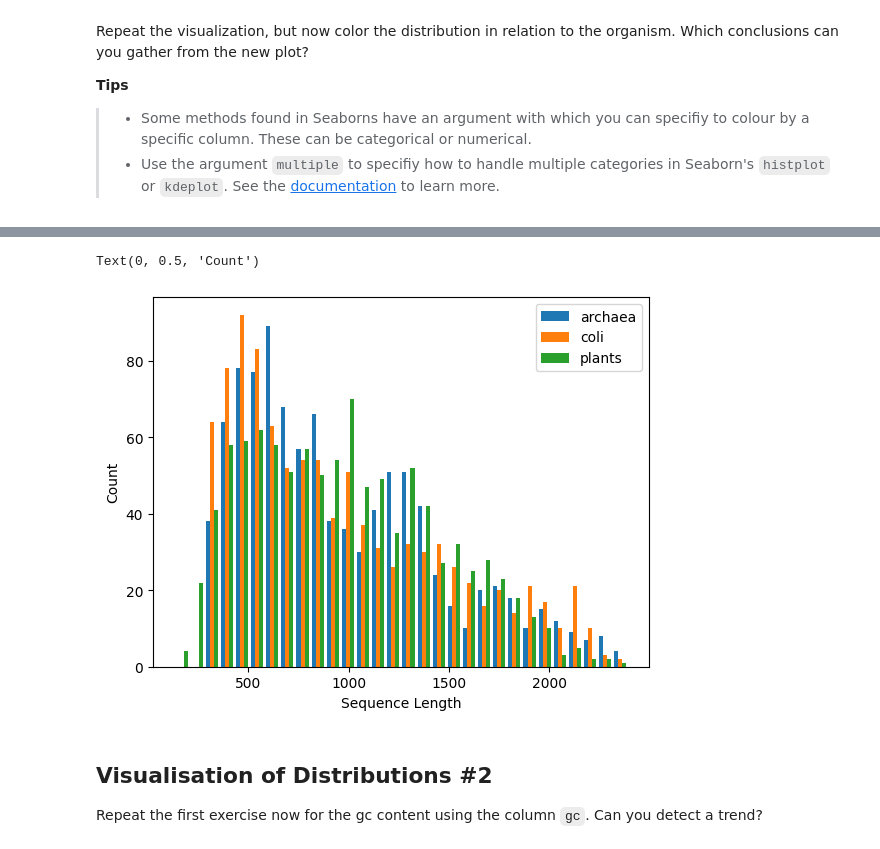
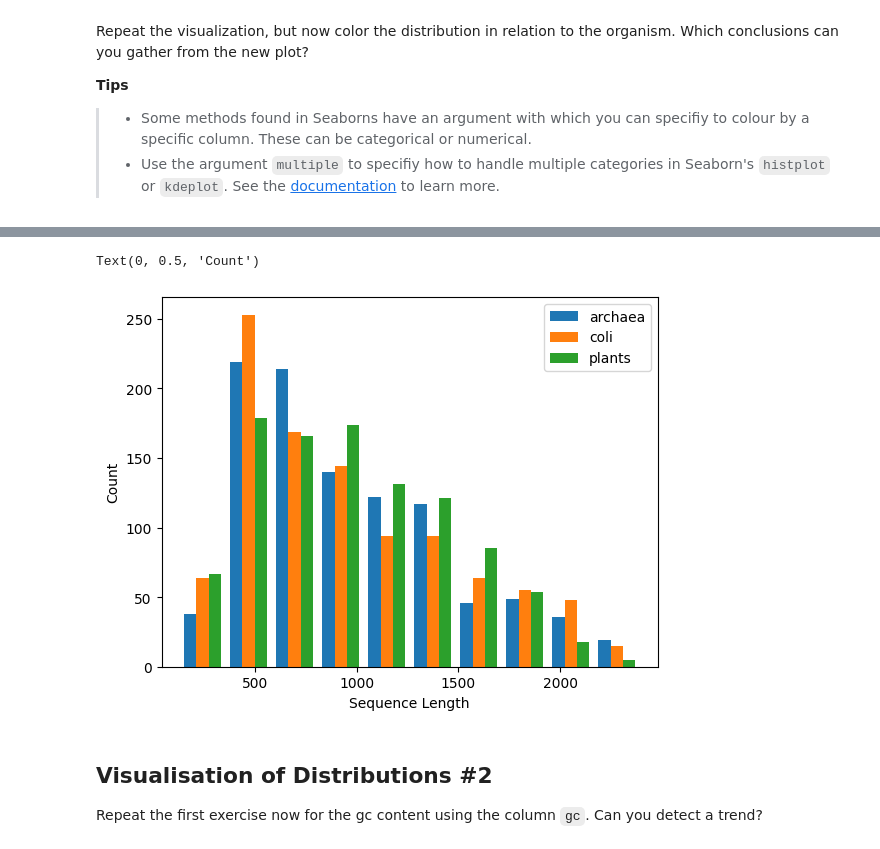
Before and after one commit to AnnaIPC/Python, a Jupyter notebook: exercises/Exercise004.ipynb, the cells around one changed output, grey strips where cells are left out. Cells and saved outputs as stored; diff of their text form; code cells hidden in the pictures.

```diff
--- a/exercises/Exercise004.ipynb
+++ b/exercises/Exercise004.ipynb
@@ -132,17 +126,17 @@ sns.histplot(
 # %%
 plt.hist(
     [df.loc[df['organism']=='archaea','lens'], # returns the lens column only for those rows where the mask is True
      df.loc[df['organism']=='coli','lens'],
      df.loc[df['organism']=='plants','lens']],
-    bins=30,
+    bins=10,
     alpha=1
 )
 plt.legend(['archaea','coli', 'plants'])
 plt.xlabel('Sequence Length')
 plt.ylabel('Count')
 # %% [output]
 Text(0, 0.5, 'Count')
-[figure, old version]
+[figure, new version]
 # %% [markdown]
 ## Visualisation of Distributions #2
 
```
Also changed, not shown: parts of 13 cells of this notebook.
